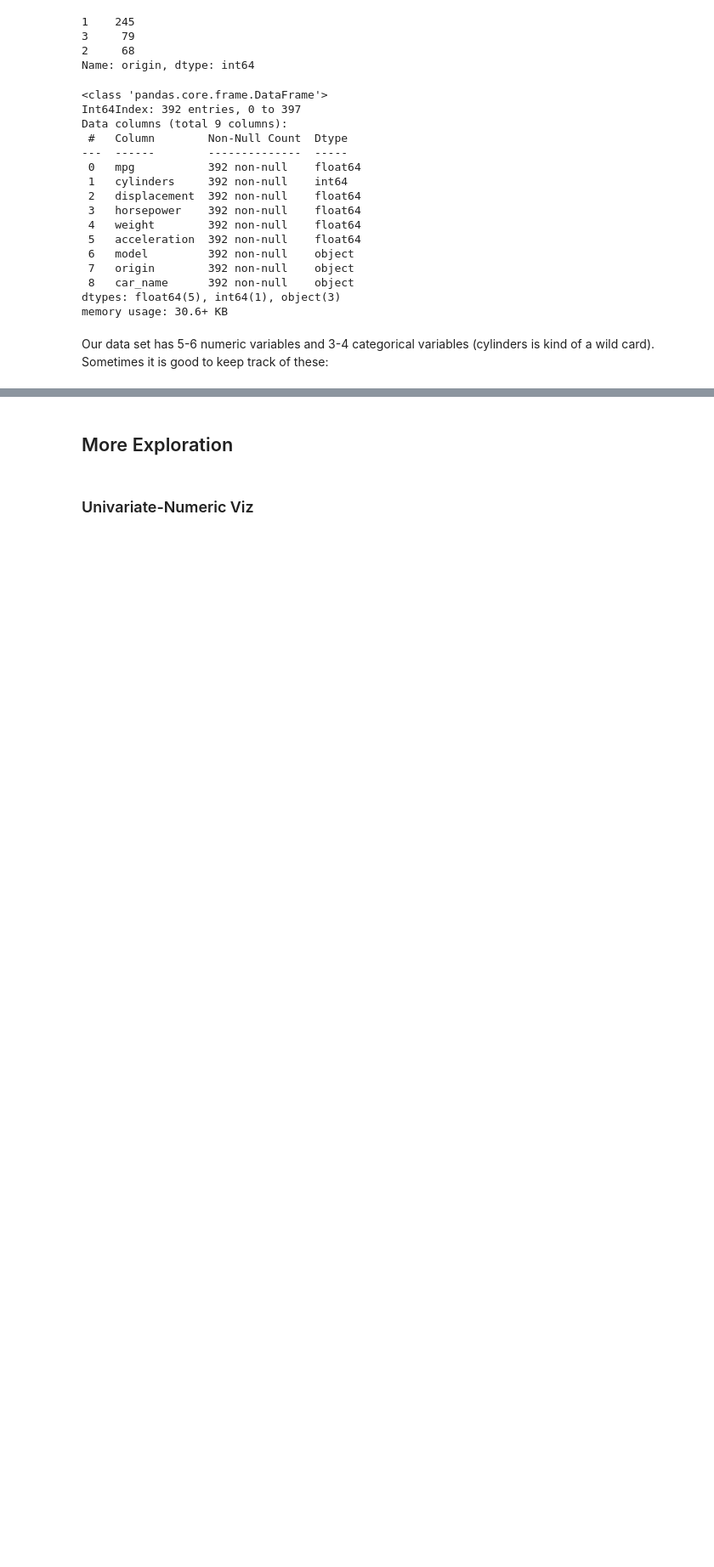
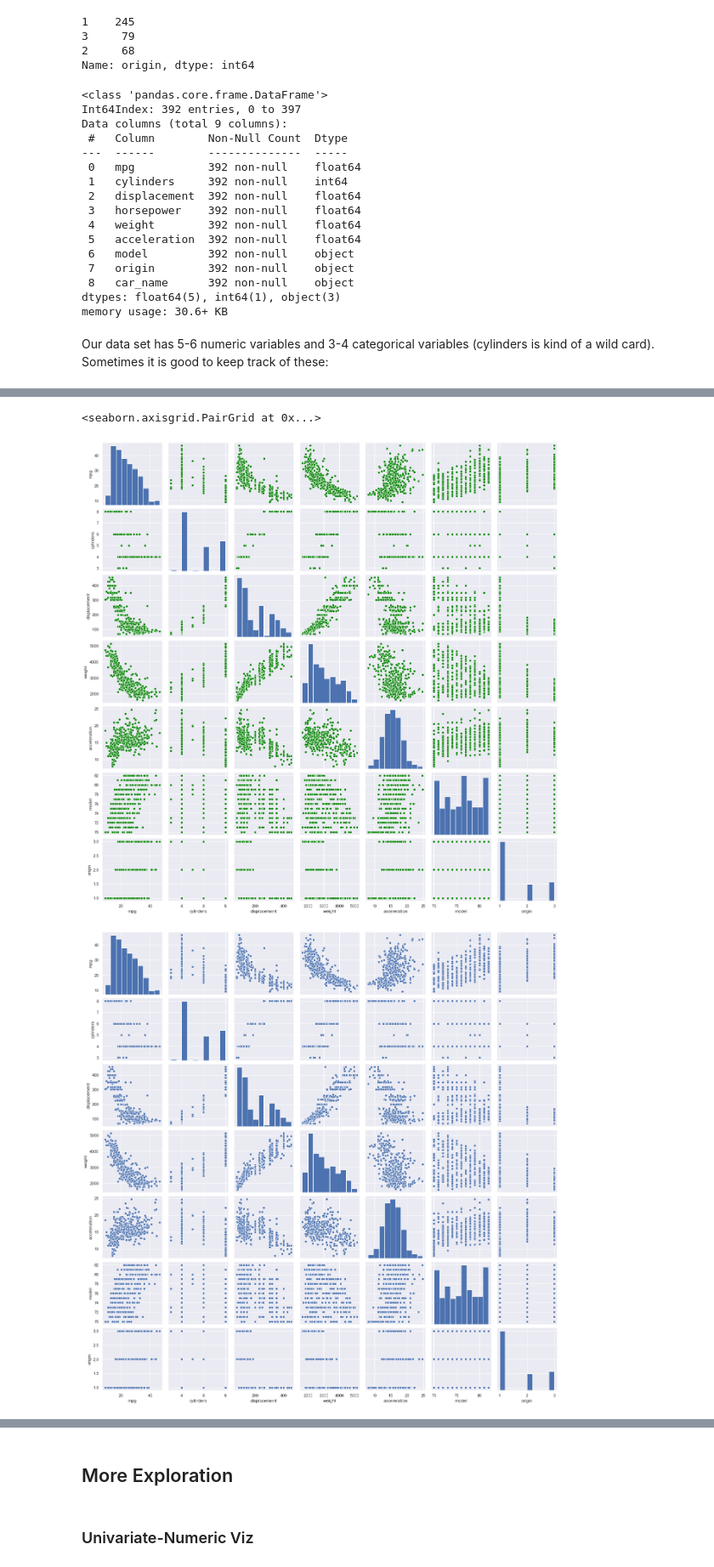
Before and after one commit to MarilynSasha/INTRO-TO-DATA-ANALYSIS, a Jupyter notebook: cars7.20.ipynb, the cells around one changed output, grey strips where cells are left out. Shown at 85% size. Drawn from its saved outputs; the diff is of its cells as text; code cells hidden in the pictures; blank space fills up the shorter version.

```diff
--- a/cars7.20.ipynb
+++ b/cars7.20.ipynb
@@ -296,0 +367,7 @@ categorical_vars = ['model', 'origin', 'cylinders','car_name']
+# %%
+sns.pairplot(cars, plot_kws = {"color": "green"})
+sns.pairplot(cars)
+# %% [output]
+<seaborn.axisgrid.PairGrid at 0x...>
+[figure, added]
+[figure, added]
```
Also changed, not shown: parts of 15 cells of this notebook.
